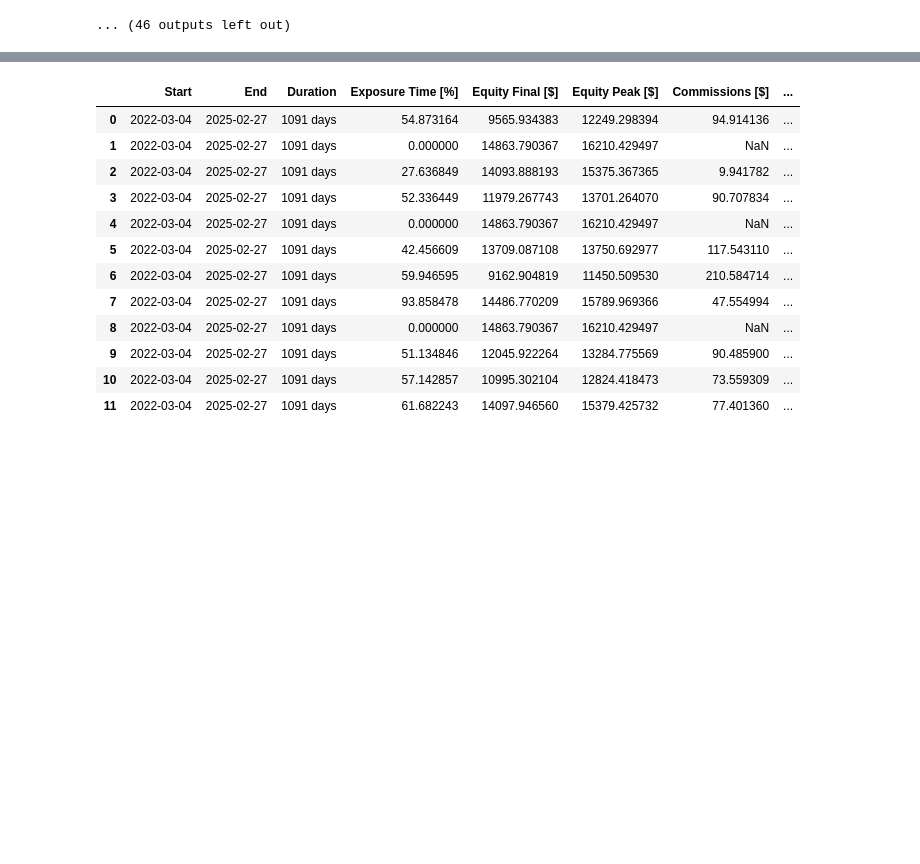
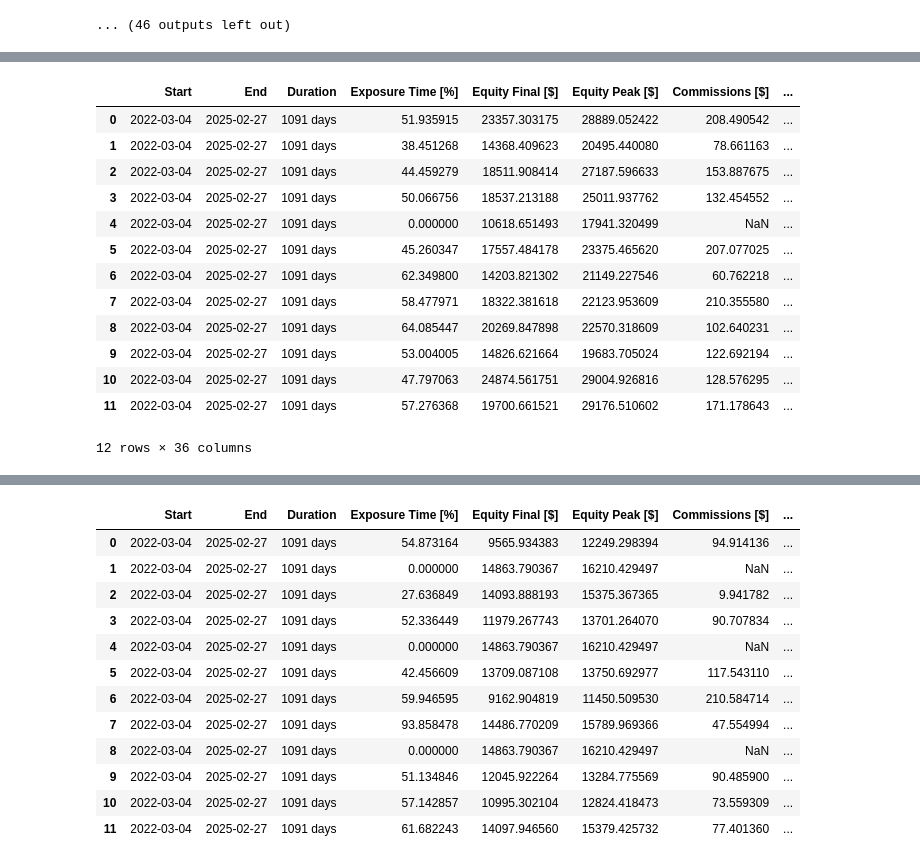
Before and after one commit to SacSresta/Research, a Jupyter notebook: notebook/stage_07_backtesting_model.ipynb, the cells around one changed output, grey strips where cells are left out. Cells and saved outputs as stored; diff of their text form; code cells hidden in the pictures; blank space fills up the shorter version.

```diff
--- a/notebook/stage_07_backtesting_model.ipynb
+++ b/notebook/stage_07_backtesting_model.ipynb
@@ -332,0 +729,17 @@ random_df = pd.DataFrame(stats_l)
+# %%
+random_df
+# %% [output]
+|  | Start | End | Duration | Exposure Time [%] | Equity Final [$] | Equity Peak [$] | Commissions [$] | ... |
+| 0 | 2022-03-04 | 2025-02-27 | 1091 days | 51.935915 | 23357.303175 | 28889.052422 | 208.490542 | ... |
+| 1 | 2022-03-04 | 2025-02-27 | 1091 days | 38.451268 | 14368.409623 | 20495.440080 | 78.661163 | ... |
+| 2 | 2022-03-04 | 2025-02-27 | 1091 days | 44.459279 | 18511.908414 | 27187.596633 | 153.887675 | ... |
+| 3 | 2022-03-04 | 2025-02-27 | 1091 days | 50.066756 | 18537.213188 | 25011.937762 | 132.454552 | ... |
+| 4 | 2022-03-04 | 2025-02-27 | 1091 days | 0.000000 | 10618.651493 | 17941.320499 | NaN | ... |
+| 5 | 2022-03-04 | 2025-02-27 | 1091 days | 45.260347 | 17557.484178 | 23375.465620 | 207.077025 | ... |
+| 6 | 2022-03-04 | 2025-02-27 | 1091 days | 62.349800 | 14203.821302 | 21149.227546 | 60.762218 | ... |
+| 7 | 2022-03-04 | 2025-02-27 | 1091 days | 58.477971 | 18322.381618 | 22123.953609 | 210.355580 | ... |
+| 8 | 2022-03-04 | 2025-02-27 | 1091 days | 64.085447 | 20269.847898 | 22570.318609 | 102.640231 | ... |
+| 9 | 2022-03-04 | 2025-02-27 | 1091 days | 53.004005 | 14826.621664 | 19683.705024 | 122.692194 | ... |
+| 10 | 2022-03-04 | 2025-02-27 | 1091 days | 47.797063 | 24874.561751 | 29004.926816 | 128.576295 | ... |
+| 11 | 2022-03-04 | 2025-02-27 | 1091 days | 57.276368 | 19700.661521 | 29176.510602 | 171.178643 | ... |
+12 rows × 36 columns
```
Also changed, not shown: parts of 8 cells of this notebook, 56 other files.
